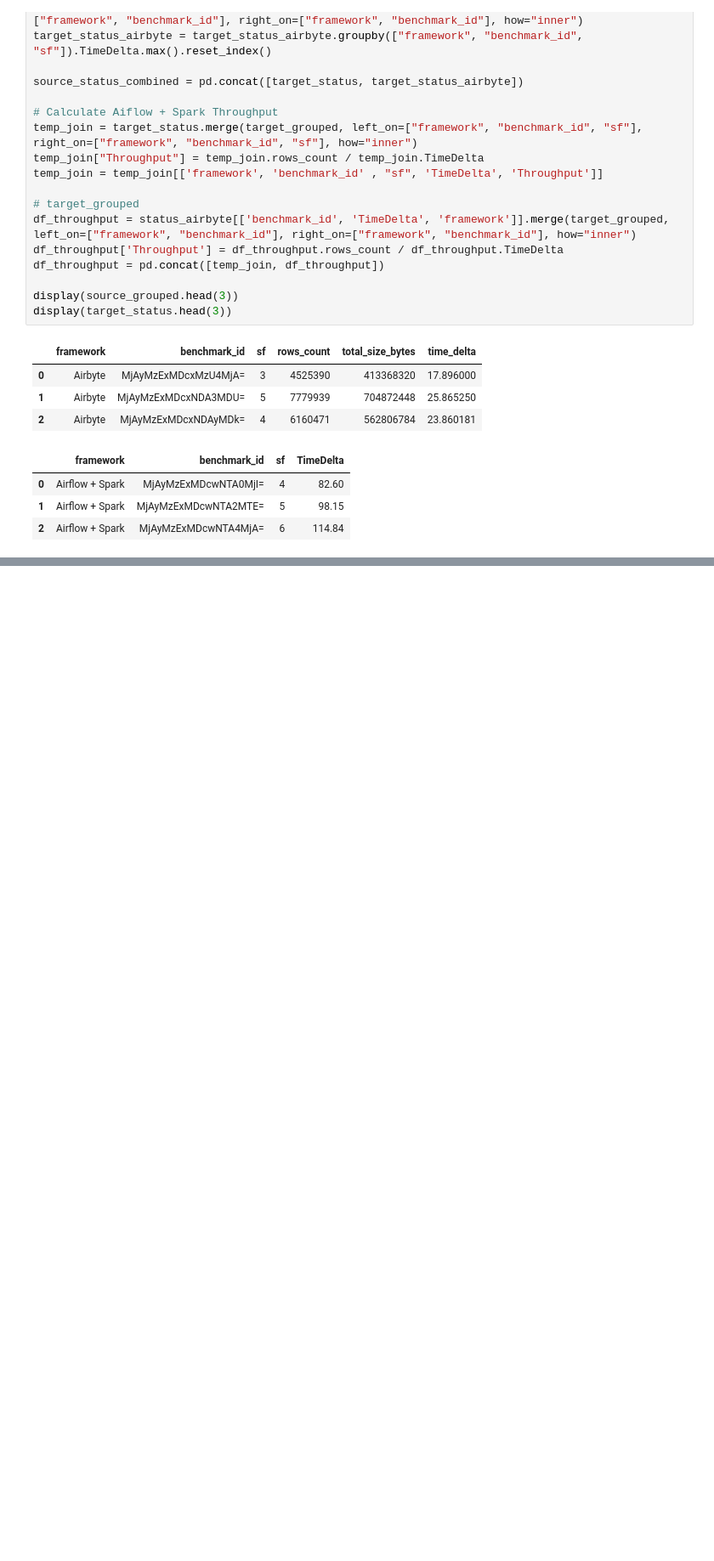
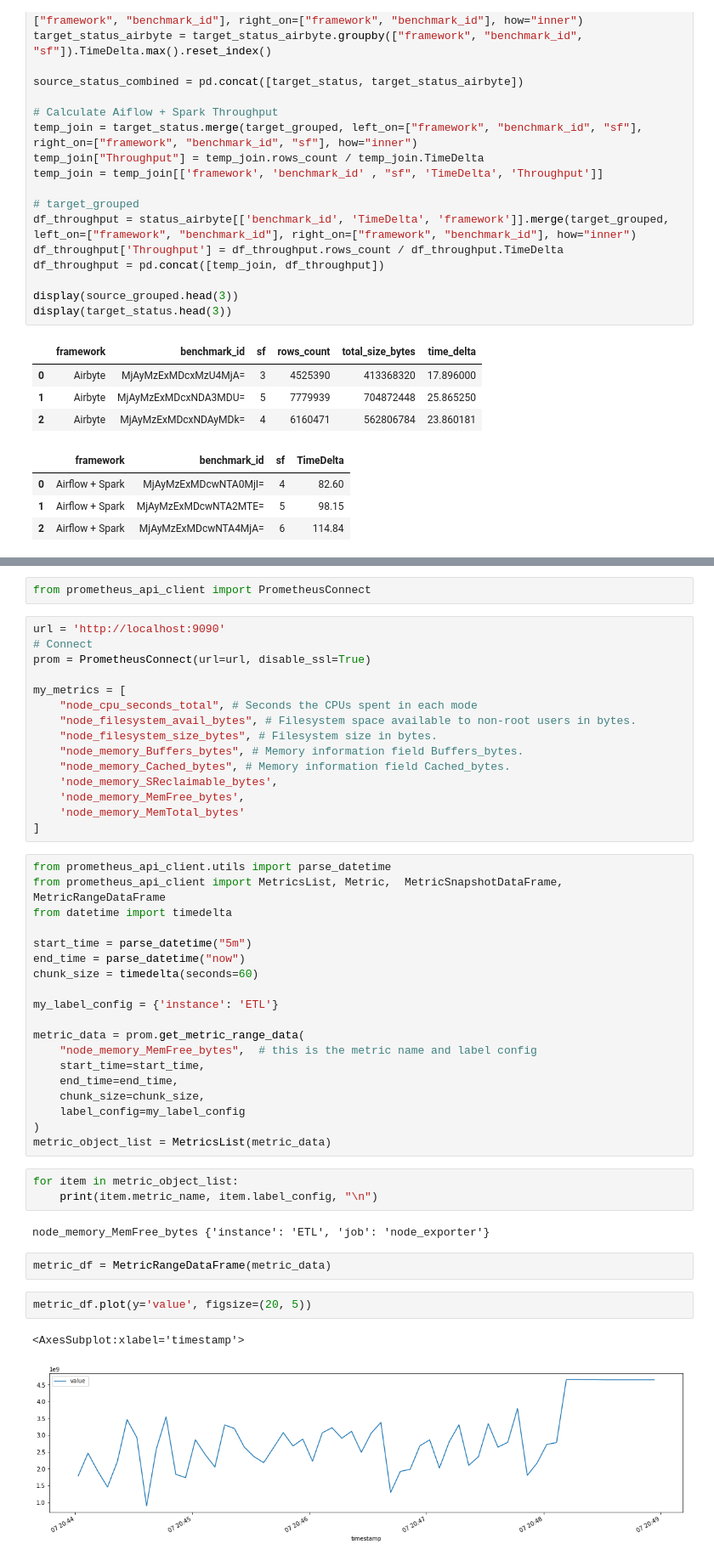
Before and after one commit to bombermal/TCC, a Jupyter notebook: Monitoring_VM/Retrieve/pre_analisys.ipynb, the cells around one changed output, grey strips where cells are left out. Shown: that part at 85% size. Saved outputs shown, nothing was run; the diff lists cells and outputs as text; blank space fills up the shorter version.

```diff
--- a/Monitoring_VM/Retrieve/pre_analisys.ipynb
+++ b/Monitoring_VM/Retrieve/pre_analisys.ipynb
@@ -174,0 +190,48 @@ plt.show()
+# %%
+from prometheus_api_client import PrometheusConnect
+# %%
+url = 'http://localhost:9090'
+# Connect
+prom = PrometheusConnect(url=url, disable_ssl=True)
+
+my_metrics = [
+    "node_cpu_seconds_total", # Seconds the CPUs spent in each mode
+    "node_filesystem_avail_bytes", # Filesystem space available to non-root users in bytes.
+    "node_filesystem_size_bytes", # Filesystem size in bytes.
+    "node_memory_Buffers_bytes", # Memory information field Buffers_bytes.
+    "node_memory_Cached_bytes", # Memory information field Cached_bytes.
+    'node_memory_SReclaimable_bytes',
+    'node_memory_MemFree_bytes',
+    'node_memory_MemTotal_bytes'
+]
+# %%
+from prometheus_api_client.utils import parse_datetime
+from prometheus_api_client import MetricsList, Metric,  MetricSnapshotDataFrame, MetricRangeDataFrame
+from datetime import timedelta
+
+start_time = parse_datetime("5m")
+end_time = parse_datetime("now")
+chunk_size = timedelta(seconds=60)
+
+my_label_config = {'instance': 'ETL'}
+
+metric_data = prom.get_metric_range_data(
+    "node_memory_MemFree_bytes",  # this is the metric name and label config
+    start_time=start_time,
+    end_time=end_time,
+    chunk_size=chunk_size,
+    label_config=my_label_config
+)
+metric_object_list = MetricsList(metric_data)
+# %%
+for item in metric_object_list:
+    print(item.metric_name, item.label_config, "\n")
+# %% [output]
+node_memory_MemFree_bytes {'instance': 'ETL', 'job': 'node_exporter'}
+# %%
+metric_df = MetricRangeDataFrame(metric_data)
+# %%
+metric_df.plot(y='value', figsize=(20, 5))
+# %% [output]
+<AxesSubplot:xlabel='timestamp'>
+[figure, added]
```
Also changed, not shown: parts of 4 cells of this notebook.
